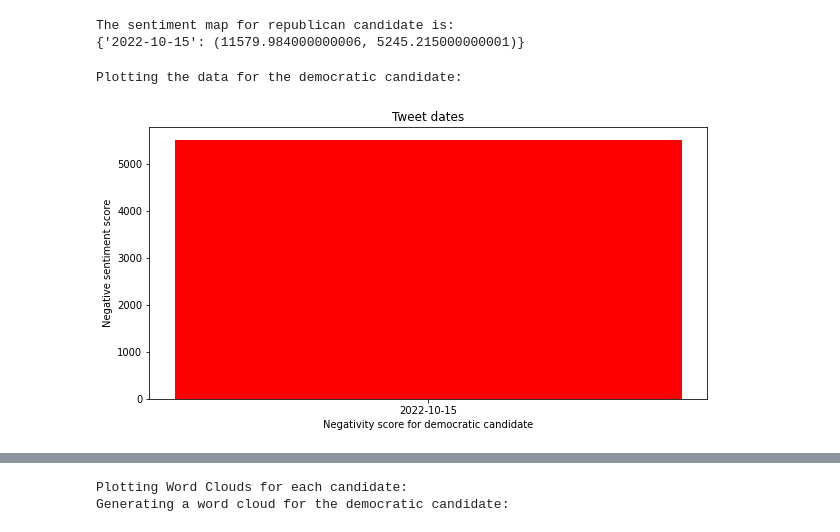
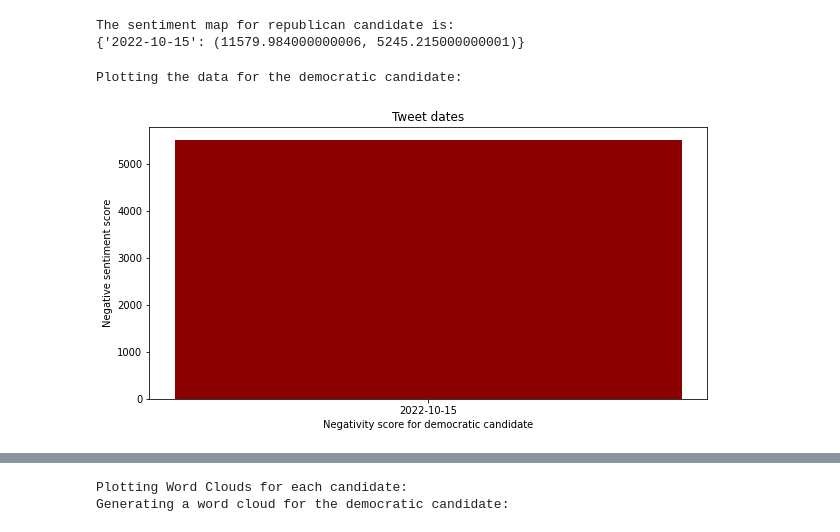
Before and after one commit to Denisfench/twitter_sentiment_analysis, a Jupyter notebook: twitter-sentiment-analysis.ipynb, the cells around one changed output, grey strips where cells are left out. Cells and saved outputs as stored; diff of their text form; code cells hidden in the pictures.

```diff
--- a/twitter-sentiment-analysis.ipynb
+++ b/twitter-sentiment-analysis.ipynb
@@ -68,7 +68,7 @@ def get_tweets_for_user(username, names, num_tweets):
 # %%
 print("Fetching tweets for two candidates")
 
-TOTAL_NUM_TWEETS = 1000
+TOTAL_NUM_TWEETS = 10000
 NUM_TWEETS_BATCH = 100
 
 democratic_candidate_names = ["John Fetterman", "Fetterman"]
@@ -231,10 +217,12 @@ Use this function to clean the tweet's body
 # %%
 # this function return a list containing the following triplets: [(date,
 # tweet_neutral_score, tweet_negative_score)]
-print("The tweet's neutrality and negativity scores are scaled by the number "
+
+print("The tweet's neutrality and negativity could be  scaled by the "
+      "number "
       "of retweets the tweet has received.")
 
-def get_tweet_sentiment_score(tweets):
+def get_tweet_sentiment_score(tweets, scale_by_num_retweets=False):
     sentiments = []
     for tweet in tweets:
         timestamp = tweet["created_at"]
@@ -243,8 +231,13 @@ def get_tweet_sentiment_score(tweets):
         tweet_body = clean_tweet(tweet["full_text"])
         retweet_count = tweet["retweet_count"]
         tweet_sentiment = sentiment.polarity_scores(tweet_body)
-        tweet_neg_score = tweet_sentiment['neg'] * retweet_count
-        tweet_neu_score = tweet_sentiment['neu'] * retweet_count
+        if scale_by_num_retweets:
+            tweet_neg_score = tweet_sentiment['neg'] * retweet_count
+            tweet_neu_score = tweet_sentiment['neu'] * retweet_count
+        else:
+            tweet_neg_score = tweet_sentiment['neg']
+            tweet_neu_score = tweet_sentiment['neu']
+
         sentiments.append((datetime_timestamp, tweet_neu_score,
                            tweet_neg_score))
     return sentiments
@@ -328,16 +321,16 @@ republican_neg_sent = [x[1] for x in republican_sent]
 # %%
 print("Plotting the data for the democratic candidate: ")
 
 fig = plt.figure(figsize = (10, 5))
 
 # creating the bar plot
-plt.bar(democratic_dates, democratic_neg_sent, color ='red',
+plt.bar(democratic_dates, democratic_neg_sent, color ='darkred',
         width = 0.4)
 
 plt.xlabel("Negativity score for democratic candidate")
 plt.ylabel("Negative sentiment score")
 plt.title("Tweet dates")
 plt.show()
 # %% [output]
 Plotting the data for the democratic candidate:
-[figure, old version]
+[figure, new version]
```
Also changed, not shown: parts of 4 cells of this notebook.
